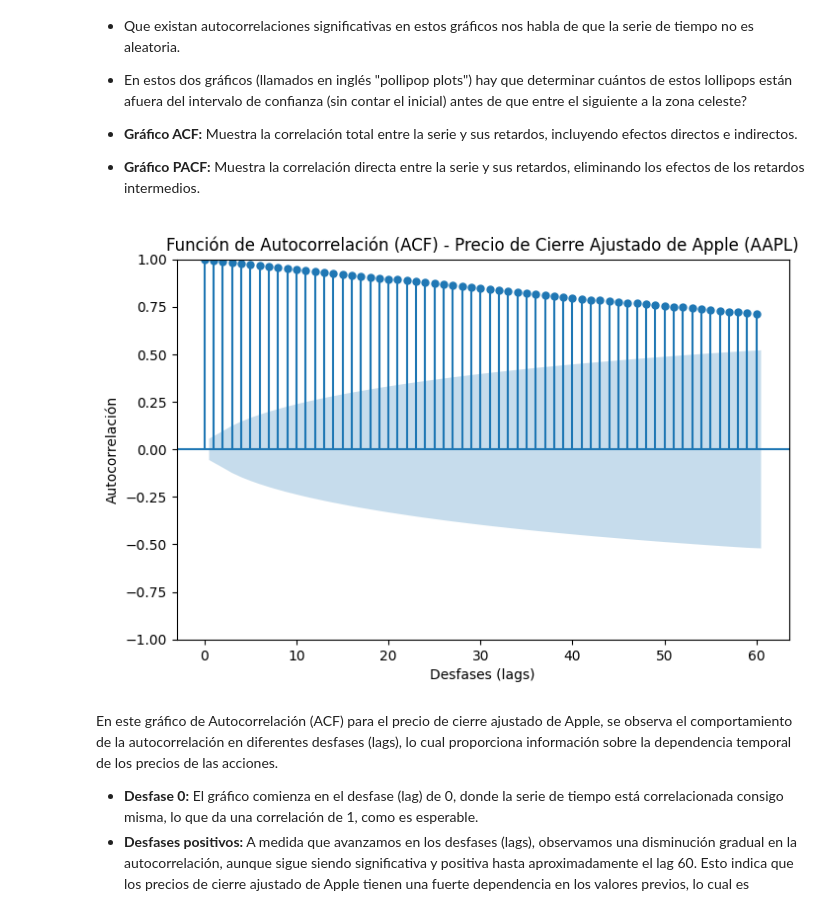
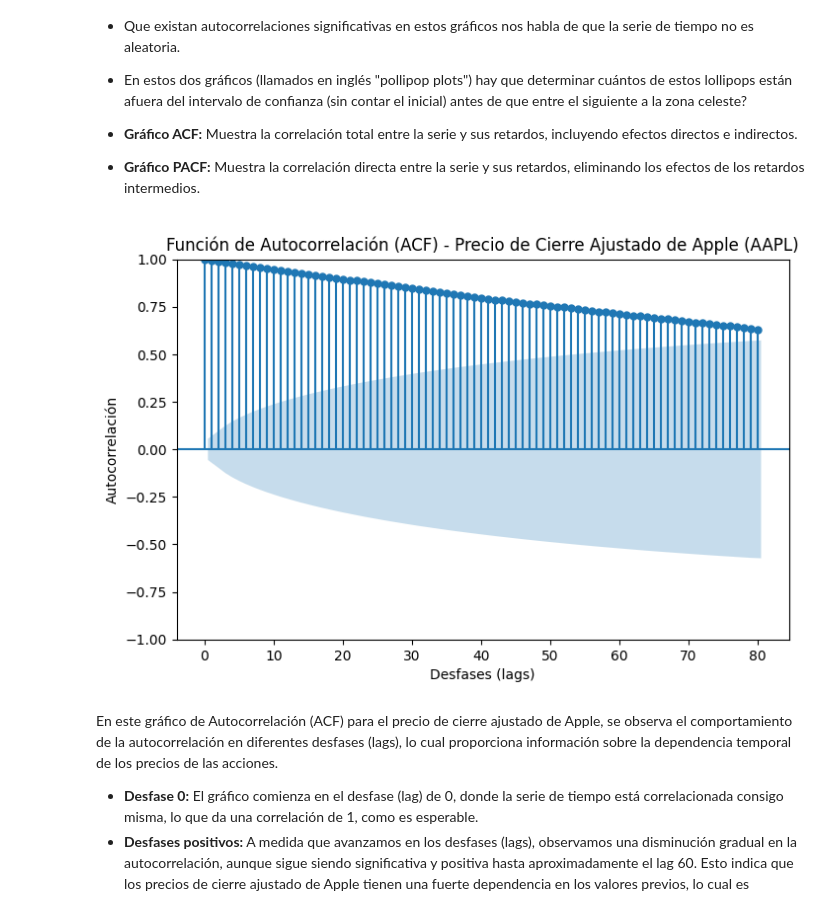
Before and after one commit to jrebull/MNA, a Jupyter notebook: Serie_de_Tiempo_Javier_Rebull_A01795838_Final.ipynb, the cells around one changed output. Saved outputs shown, nothing was run; the diff lists cells and outputs as text; code cells hidden in the pictures.

```diff
--- a/Serie_de_Tiempo_Javier_Rebull_A01795838_Final.ipynb
+++ b/Serie_de_Tiempo_Javier_Rebull_A01795838_Final.ipynb
@@ -571,18 +568,17 @@ Ambos gráficos permiten visualizar patrones estacionales en diferentes periodos
 
 *   **Gráfico PACF:** Muestra la correlación directa entre la serie y sus retardos, eliminando los efectos de los retardos intermedios.
 # %%
-# Gráfico de Autocorrelación (ACF: Auto-Correlation-Function) para el precio de cierre ajustado de Apple
+# Gráfico de Autocorrelación (ACF) ajustado
 fig, ax = plt.subplots(figsize=(8, 5))
-plot_acf(train['y'], lags=60, ax=ax)  # Elegimos 60 desfases (lags), que representa aproximadamente 3 meses (días hábiles)
+plot_acf(train['y'], lags=80, ax=ax)  # Incrementar a 80 lags
 
-# Título y etiquetas
 ax.set_title('Función de Autocorrelación (ACF) - Precio de Cierre Ajustado de Apple (AAPL)')
 ax.set_xlabel('Desfases (lags)')
 ax.set_ylabel('Autocorrelación')
 
 plt.show()
 # %% [output]
-[figure, old version]
+[figure, new version]
 # %% [markdown]
 En este gráfico de Autocorrelación (ACF) para el precio de cierre ajustado de Apple, se observa el comportamiento de la autocorrelación en diferentes desfases (lags), lo cual proporciona información sobre la dependencia temporal de los precios de las acciones.
 
```
Also changed, not shown: parts of 74 cells of this notebook.
